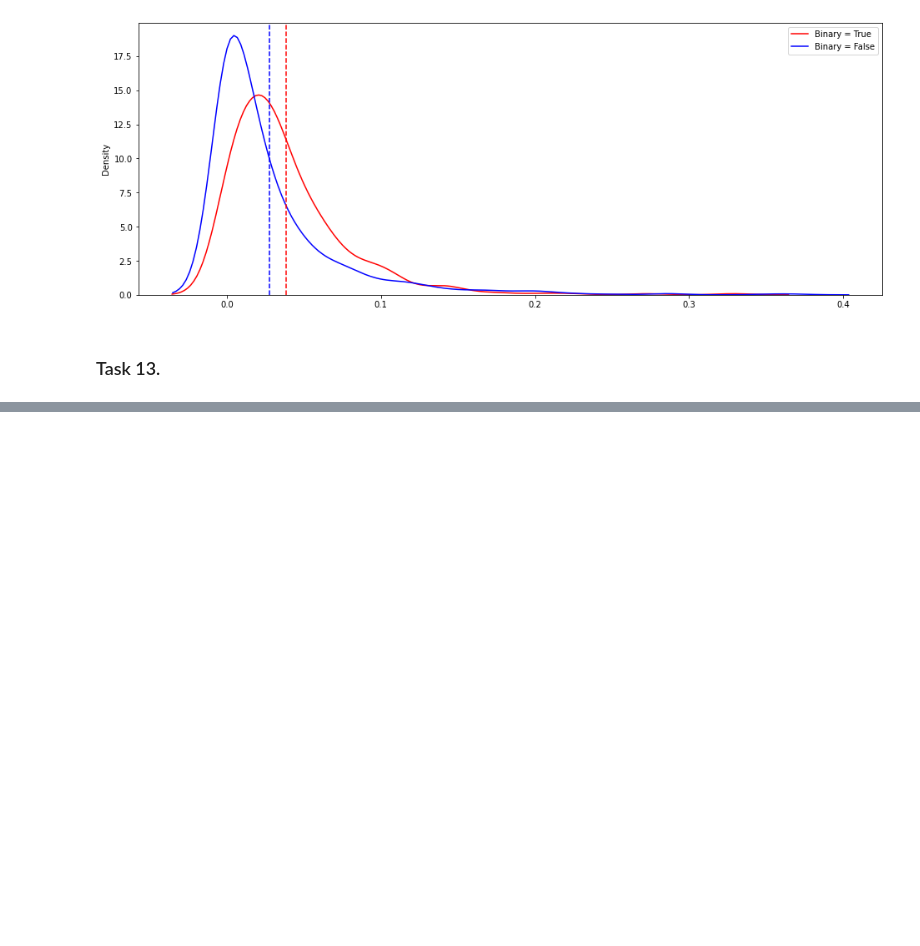
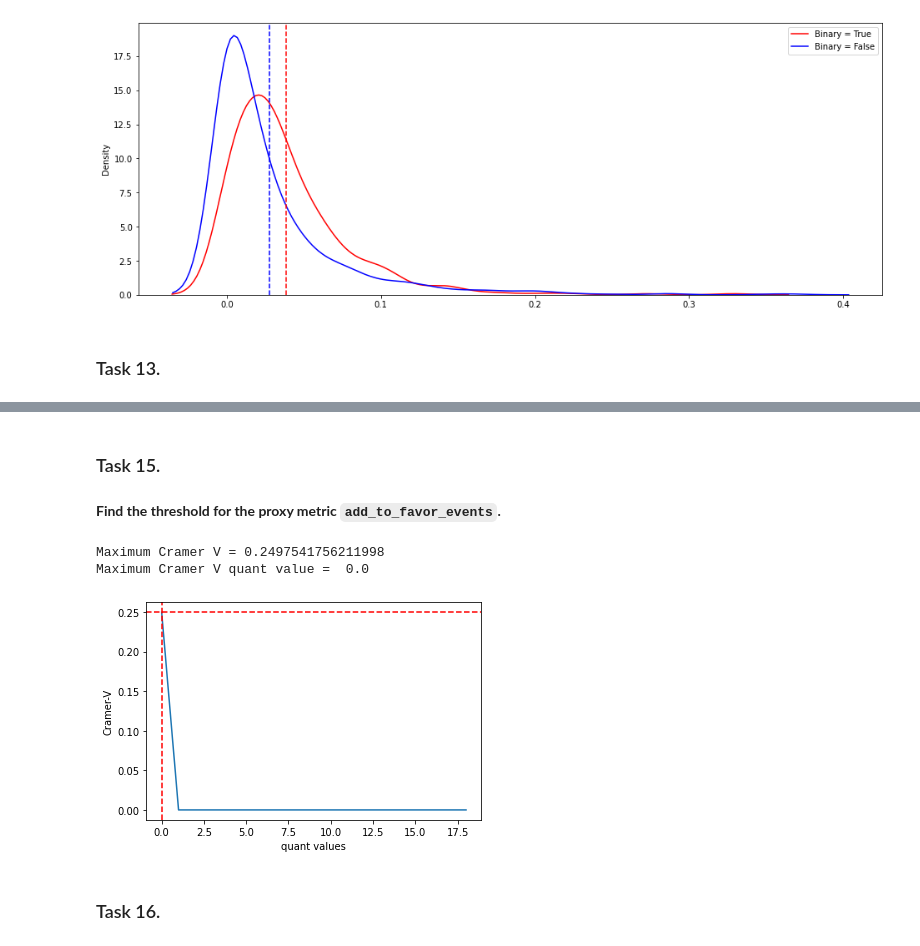
Before and after one commit to nktnlx/advanced_data_analysis_course, a Jupyter notebook: 03_ab_testing/01_proxy_metrics.ipynb, the cells around one changed output, grey strips where cells are left out. Saved outputs shown, nothing was run; the diff lists cells and outputs as text; code cells hidden in the pictures; blank space fills up the shorter version.

```diff
--- a/03_ab_testing/01_proxy_metrics.ipynb
+++ b/03_ab_testing/01_proxy_metrics.ipynb
@@ -309,0 +388,14 @@ tbc..
+# %% [markdown]
+### Task 15.
+# %% [markdown]
+**Find the threshold for the proxy metric `add_to_favor_events`.**
+# %%
+_ = max_cramerv_corr_finder(df.add_to_favor_events, df['is_bought']==1,
+                            plot = True, print_inference = True,
+                            step = 1)
+# %% [output]
+Maximum Cramer V = 0.2497541756211998
+Maximum Cramer V quant value =  0.0
+[figure, added]
+# %% [markdown]
+### Task 16.
```
Also changed, not shown: parts of 11 cells of this notebook.
